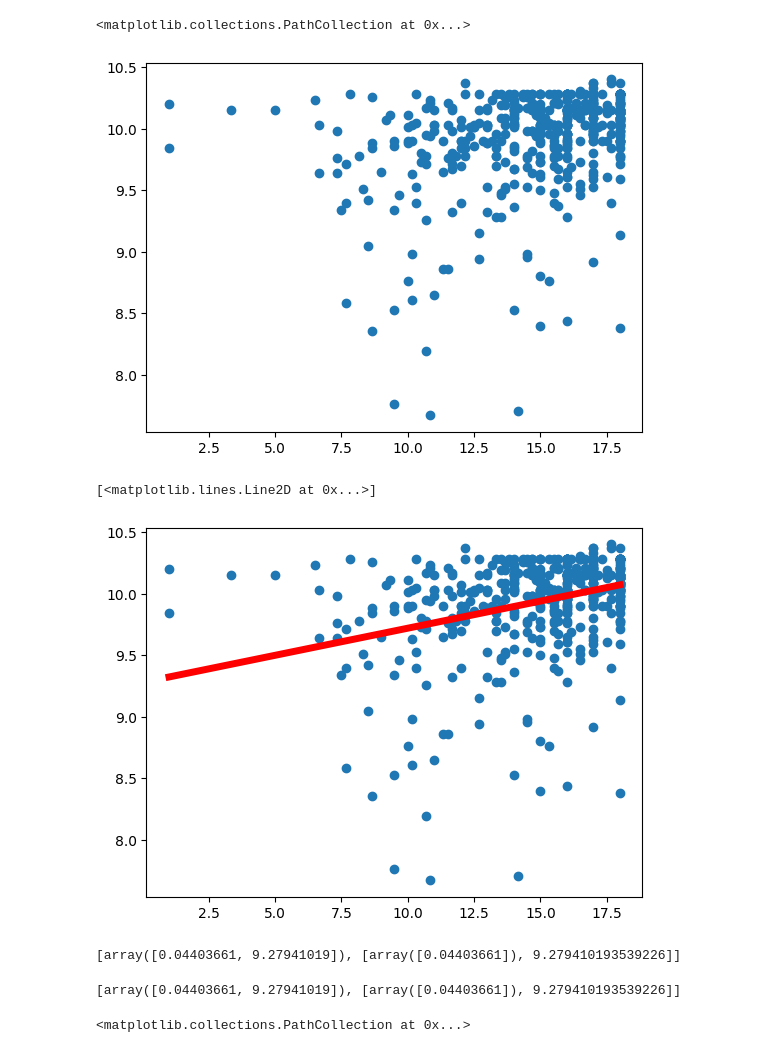
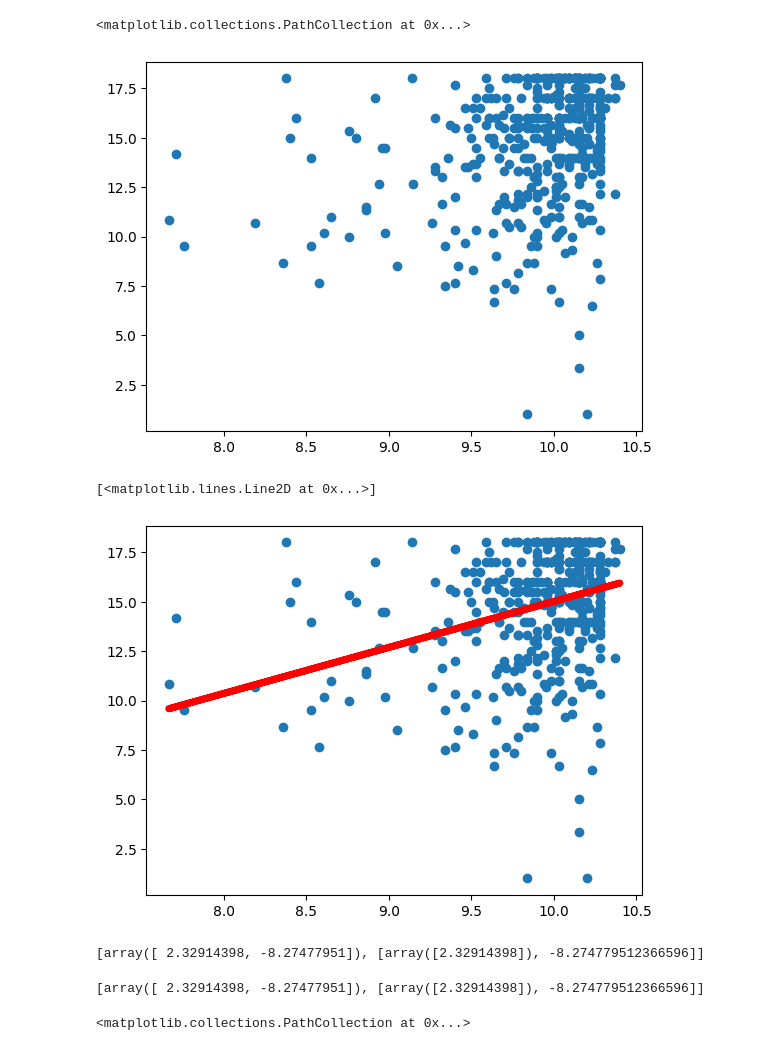
Before and after one commit to YoungWu559/CS320S26, a Jupyter notebook: W9/regression.ipynb, the cells around one changed output. Drawn from its saved outputs; the diff is of its cells as text; code cells hidden in the pictures.

```diff
--- a/W9/regression.ipynb
+++ b/W9/regression.ipynb
@@ -8,12 +9,12 @@ import matplotlib.pyplot as plt
 # %%
 data = pandas.read_csv("Grades.csv")
 data = data[(data != 0).all(axis = 1)]
-x = data["Exam"]
-y = data["Quiz"]
+x = data["Quiz"]
+y = data["Exam"]
 plt.scatter(x, y)
 # %% [output]
 <matplotlib.collections.PathCollection at 0x...>
-[figure, old version]
+[figure, new version]
 # %%
 reg = sklearn.linear_model.LinearRegression()
 x_mat = numpy.reshape(x, (-1, 1))
@@ -23,18 +24,18 @@ plt.scatter(x, y)
 plt.plot(x, y_pred, linewidth = 5, color = "red")
 # %% [output]
 [<matplotlib.lines.Line2D at 0x...>]
-[figure, old version]
+[figure, new version]
 # %%
 x_design = numpy.transpose(numpy.vstack([x, [1] * len(x)]))
 w = scipy.linalg.lstsq(x_design, y)
 [w[0], [reg.coef_, reg.intercept_]]
 # %% [output]
-[array([0.04403661, 9.27941019]), [array([0.04403661]), 9.279410193539226]]
+[array([ 2.32914398, -8.27477951]), [array([2.32914398]), -8.274779512366596]]
 # %%
 w0 = scipy.linalg.solve(numpy.transpose(x_design) @ x_design, numpy.transpose(x_design) @ y)
 [w0, [reg.coef_, reg.intercept_]]
 # %% [output]
-[array([0.04403661, 9.27941019]), [array([0.04403661]), 9.279410193539226]]
+[array([ 2.32914398, -8.27477951]), [array([2.32914398]), -8.274779512366596]]
 # %%
 features = ["Project", "Quiz", "Labs"]
 x = data[features]
```
Also changed, not shown: parts of 2 cells of this notebook.
